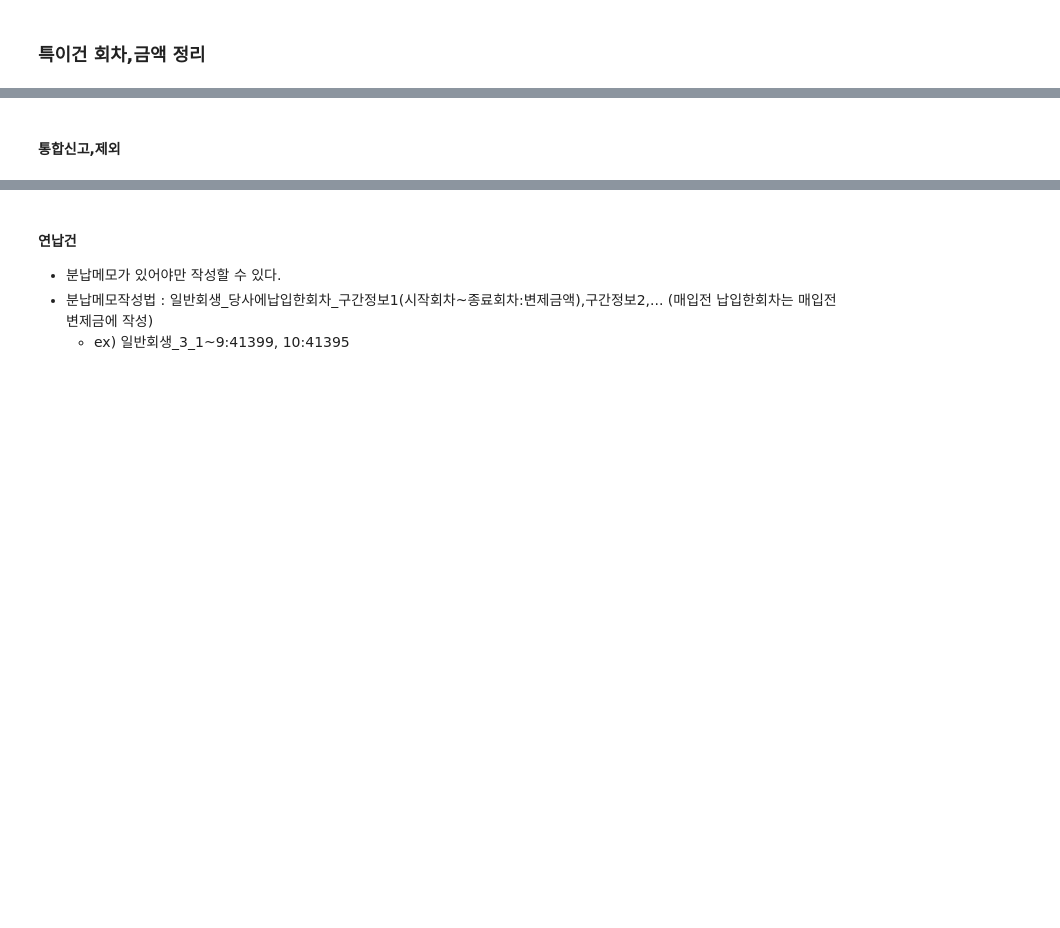
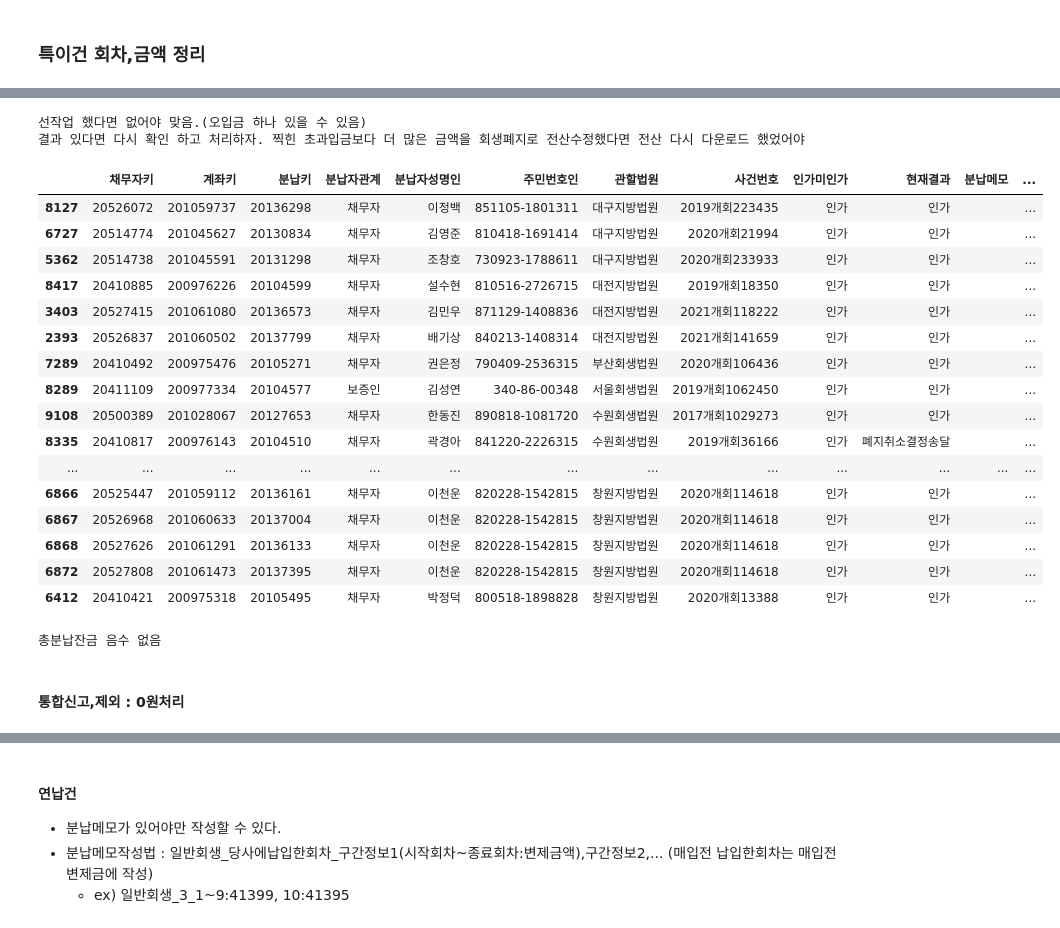
Before and after one commit to jbmyou/python_work, a Jupyter notebook: fileNaming/자산정리/전산_자산정리_개인회생.ipynb, the cells around one changed output, grey strips where cells are left out. Cells and saved outputs as stored; diff of their text form; code cells hidden in the pictures; blank space fills up the shorter version.

```diff
--- a/fileNaming/자산정리/전산_자산정리_개인회생.ipynb
+++ b/fileNaming/자산정리/전산_자산정리_개인회생.ipynb
@@ -1105,14 +1231,26 @@ if True :
         ]
 
     # 3. 초과입금
-    초과입금오류cond = 변제정상건["초과입금"] > 0
+    초과입금오류cond = [
+        변제정상건["초과입금"] > 0,
+        변제정상건["총분납금"]<변제정상건["총분납입금"], # 총분납입금이 더 많다면 회차무관, 초회여부 무관 점검대상
+        # 총분납금=총분납입금 같더라도 법원미납회차가 1이상이라면 점검대상(출금대상잔액은 보지않는다. 다른 채권사 문제)
+        ###########################################
+        # 중간회차는 채권자변경기간에 공탁이 발생할 수 있고, 매각사가 계산을 잘못했다면 받을 게 있을 수 있으니 일단 테스트로 중간회차 한두개 전화확인해보자. 출금대상잔액 뭐냐고
+        (변제정상건["총분납금"]==변제정상건["총분납입금"]) & (변제정상건["법원미납회차"]>=1)
+        ]
+    초과입금오류values = [
+        변제내용오류구문[3] +", ",
+        변제내용오류구문[3] + "_총분납금초과, ",
+        변제내용오류구문[3] + "_법원잔여회차있음"
+    ]
 
 
     # 각각 점검 칼럼에 작상
     변제정상건["총분납회차점검"] = np.where(총분납회차오류cond,변제내용오류구문[0],"")
     변제정상건["현재회차점검"] = np.where(현재회차오류cond,변제내용오류구문[1],"")
     변제정상건["납입회차점검"] = np.select(납입회차오류cond,납입회차오류values,default="")
-    변제정상건["초과입금점검"] = np.where(초과입금오류cond,변제내용오류구문[3],"")
+    변제정상건["초과입금점검"] = np.select(초과입금오류cond,초과입금오류values,default="")
 
 # 총분납금점검결과 합하기
 if True :
@@ -1155,10 +1293,10 @@ if True :
     변제정상건.loc[~변제내용오류cond[5] & 변제내용오류무시cond[5], "분납비고삭제항목"] += "변제내용관련전체, "
 
         # 분납비고 삭제할 행만 추리기
-    변제내용점검정상 = 변제정상건[변제정상건["분납비고삭제항목"]!=""][["분납키","채무자키","계좌키","분납비고","분납비고삭제항목"]]
+    변제내용점검정상 = 변제정상건[변제정상건["분납비고삭제항목"]!=""][["분납키","채무자키","계좌키","분납비고","분납비고삭제항목","분납메모","분납기타","기타금액"]]
     변제내용점검정상.rename(columns={"분납비고":"구분납비고"},inplace=True)
     변제내용점검정상["분납비고"] = "NULL"
-    변제내용점검정상 = 변제내용점검정상[["분납키","채무자키","계좌키","분납비고","구분납비고", "분납비고삭제항목"]]
+    변제내용점검정상 = 변제내용점검정상[["분납키","채무자키","계좌키","분납비고","구분납비고", "분납비고삭제항목","분납메모","분납기타","기타금액"]]
 
 # 오류건 작성
 if True :
@@ -1180,8 +1318,8 @@ if True :
     변제내용점검오류 = 변제정상건[변제정상건["변제내용점검"] != ""]
 
     # 칼럼 정의
-    중간회차점검cols = 기본조회칼럼 + 회차보조칼럼 + 전산회차칼럼 + 법원회차칼럼 + 변제분석칼럼 + ["OPB-총분납금", "OPB", "총분납금", "분납컷오프일", "신고조회일", "수정된당사시작회차", "수정된분납컷오프일", "현재당사시작회차", "매각사"]
-    변제내용점검cols = 기본조회칼럼 + ["변제내용점검"] + 회차보조칼럼 + 전산회차칼럼 + 법원회차칼럼 + 변제분석칼럼 + ["OPB-총분납금", "OPB", "총분납금", "분납컷오프일", "신고조회일"]
+    중간회차점검cols = 기본조회칼럼 + ["초과입금"] + 회차보조칼럼 + 전산회차칼럼 + 법원회차칼럼 + 변제분석칼럼 + ["OPB-총분납금", "OPB", "총분납금", "분납컷오프일", "신고조회일", "수정된당사시작회차", "수정된분납컷오프일", "현재당사시작회차", "매각사"]
+    변제내용점검cols = 기본조회칼럼 + ["변제내용점검", "초과입금"] + 회차보조칼럼 + 전산회차칼럼 + 법원회차칼럼 + 변제분석칼럼 + ["OPB-총분납금", "OPB", "총분납금", "분납컷오프일", "신고조회일","매각사"]
 # %% [markdown]
 ##### 출력
 # %%
@@ -1300,5 +1380,49 @@ raw_data.iloc[:,ind1:ind2] = ""
+# %%
+# 1) 총분납금 : 추가할 건 위에서 했다. 수정할 거 없음
+# 2) 총분납입금 : 초과입금을 포함한다. 무시건을 제외하고는 총분납입금에서 초과입금을 빼주어야 한다.
+# 변제정상건에서 오류무시구문 없는 초과입금은 초과입금점검열이 ""이 아니다.
+초과입금ind = 변제정상건[변제정상건["초과입금점검"]!=""].index
+print("초과입금 발생건. 오입금확인 건 빼고는 없어야 함")
+display(변제정상건.loc[초과입금ind][기본조회칼럼 + 핵심금액칼럼 + ["기타금액", "초과입금"]])
+# %% [output]
+선작업 했다면 없어야 맞음.(오입금 하나 있을 수 있음)
+결과 있다면 다시 확인 하고 처리하자. 찍힌 초과입금보다 더 많은 금액을 회생폐지로 전산수정했다면 전산 다시 다운로드 했었어야
+|  | 채무자키 | 계좌키 | 분납키 | 분납자관계 | 분납자성명인 | 주민번호인 | 관할법원 | 사건번호 | 인가미인가 | 현재결과 | 분납메모 | ... |
+| 8127 | 20526072 | 201059737 | 20136298 | 채무자 | 이정백 | 851105-1801311 | 대구지방법원 | 2019개회223435 | 인가 | 인가 |  | ... |
+| 6727 | 20514774 | 201045627 | 20130834 | 채무자 | 김영준 | 810418-1691414 | 대구지방법원 | 2020개회21994 | 인가 | 인가 |  | ... |
+| 5362 | 20514738 | 201045591 | 20131298 | 채무자 | 조창호 | 730923-1788611 | 대구지방법원 | 2020개회233933 | 인가 | 인가 |  | ... |
+| 8417 | 20410885 | 200976226 | 20104599 | 채무자 | 설수현 | 810516-2726715 | 대전지방법원 | 2019개회18350 | 인가 | 인가 |  | ... |
+| 3403 | 20527415 | 201061080 | 20136573 | 채무자 | 김민우 | 871129-1408836 | 대전지방법원 | 2021개회118222 | 인가 | 인가 |  | ... |
+| 2393 | 20526837 | 201060502 | 20137799 | 채무자 | 배기상 | 840213-1408314 | 대전지방법원 | 2021개회141659 | 인가 | 인가 |  | ... |
+| 7289 | 20410492 | 200975476 | 20105271 | 채무자 | 권은정 | 790409-2536315 | 부산회생법원 | 2020개회106436 | 인가 | 인가 |  | ... |
+| 8289 | 20411109 | 200977334 | 20104577 | 보증인 | 김성연 | 340-86-00348 | 서울회생법원 | 2019개회1062450 | 인가 | 인가 |  | ... |
+| 9108 | 20500389 | 201028067 | 20127653 | 채무자 | 한동진 | 890818-1081720 | 수원회생법원 | 2017개회1029273 | 인가 | 인가 |  | ... |
+| 8335 | 20410817 | 200976143 | 20104510 | 채무자 | 곽경아 | 841220-2226315 | 수원회생법원 | 2019개회36166 | 인가 | 폐지취소결정송달 |  | ... |
+| ... | ... | ... | ... | ... | ... | ... | ... | ... | ... | ... | ... | ... |
+| 6866 | 20525447 | 201059112 | 20136161 | 채무자 | 이천운 | 820228-1542815 | 창원지방법원 | 2020개회114618 | 인가 | 인가 |  | ... |
+| 6867 | 20526968 | 201060633 | 20137004 | 채무자 | 이천운 | 820228-1542815 | 창원지방법원 | 2020개회114618 | 인가 | 인가 |  | ... |
+| 6868 | 20527626 | 201061291 | 20136133 | 채무자 | 이천운 | 820228-1542815 | 창원지방법원 | 2020개회114618 | 인가 | 인가 |  | ... |
+| 6872 | 20527808 | 201061473 | 20137395 | 채무자 | 이천운 | 820228-1542815 | 창원지방법원 | 2020개회114618 | 인가 | 인가 |  | ... |
+| 6412 | 20410421 | 200975318 | 20105495 | 채무자 | 박정덕 | 800518-1898828 | 창원지방법원 | 2020개회13388 | 인가 | 인가 |  | ... |
+# %%
+raw_data.loc[초과입금ind, "총분납입금"] -= raw_data.loc[초과입금ind, "초과입금"]
+# 3) 총분납잔금 : 총분납금에 영향을 받으므로 재작성 필요
+raw_data["총분납잔금"] = raw_data["총분납금"] - raw_data["총분납입금"]
+# +) 분납미납금,분납잔금 : 초과입금때문에 과소평가, 과대평가 된다. 그러나 (특히 미등록채권은) 정확한 금액 산출은 스케줄을 완전히 재작성해야 하므로
+    # 고치기 힘들다. 초과입금 몇건 안 되고, 소액이니 오류상태 그대로 둔다. 참고열
+# 초과입금) 참고열로 삭제하지 않고 그냥 둔다. 계산에는 반영하지 않는다. 자산정리파일에 원래부터 출력 안 하고 있었다.
+
+# 총분납잔금 음수있는지 확인
+총분납잔금음수 = raw_data.loc[미종결인가건.index].query('총분납잔금<0')[기본조회칼럼 + 핵심금액칼럼 + ["기타금액", "초과입금"]]
+if len(총분납잔금음수) > 0 :
+    print('총분납잔금 음수 발생!!')
+    display(총분납잔금음수)
+else :
+    print('총분납잔금 음수 없음')
+# %% [output]
+총분납잔금 음수 없음
 # %% [markdown]
-#### 통합신고,제외
+#### 통합신고,제외 : 0원처리
 # %%
 # 통합신고, 제외
 # 통합신고는 애초에 하나의 계좌로 금액을 합산하여 신고한 경우로 신고채권번호도 한 개.
```
Also changed, not shown: parts of 38 cells of this notebook, 1 other file.
